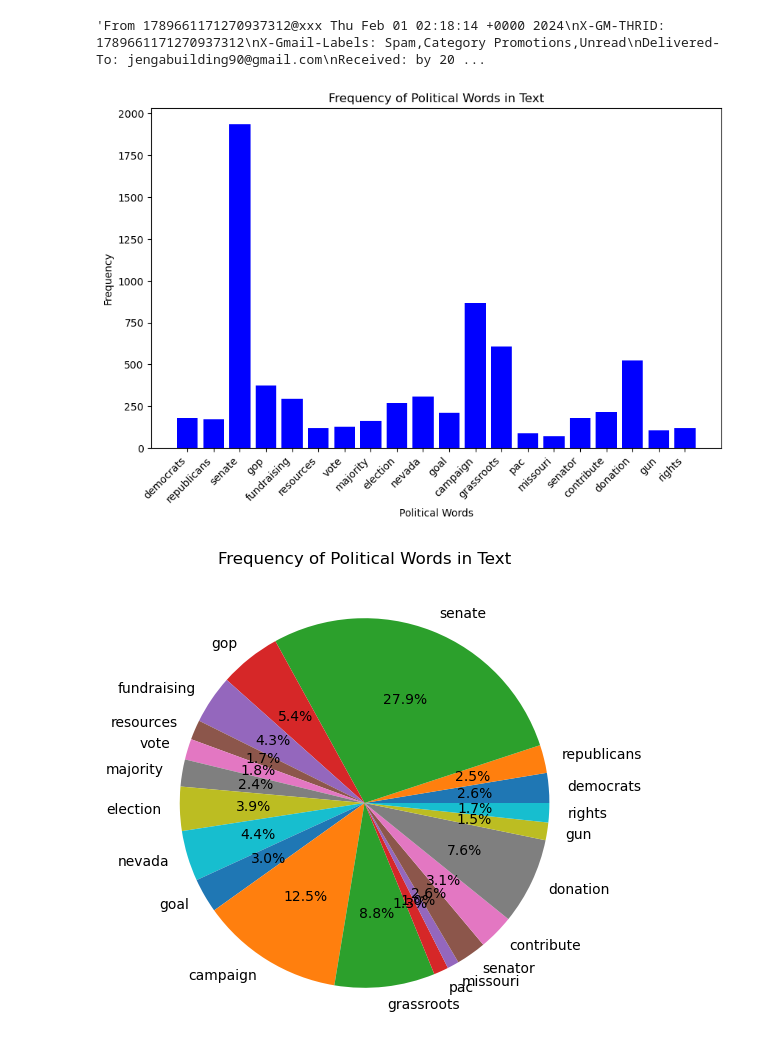
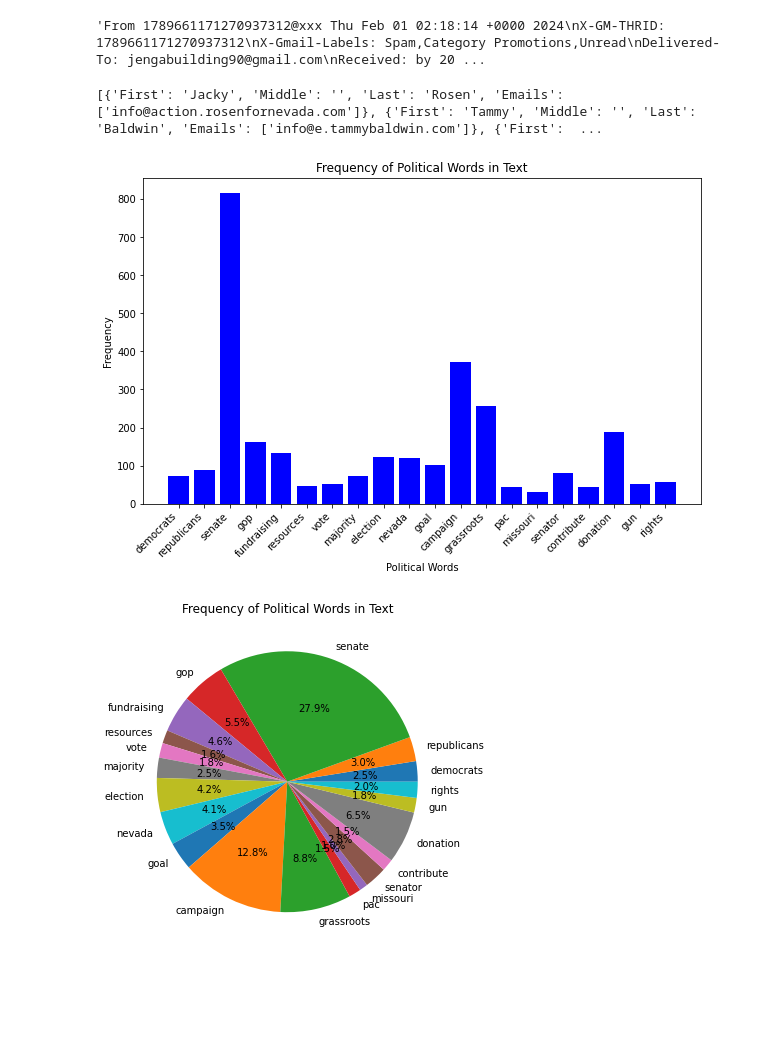
Before and after one commit to SBDKsama/Election_Narratives_Team_B, a Jupyter notebook: code/read_mbox.ipynb, the cells around one changed output. Saved outputs shown, nothing was run; the diff lists cells and outputs as text; code cells hidden in the pictures; blank space fills up the shorter version.

Commit message:
Tommzy/remove html (#2)
* remove content_html
clean content_plain

* share

* add candidates info json

* api_call

---------

Co-authored-by: SBDKsama <84918415+SBDKsama@users.noreply.github.com>

```diff
--- a/code/read_mbox.ipynb
+++ b/code/read_mbox.ipynb
@@ -57,6 +82,31 @@ emails_all = [extract_email_content_and_details(msg) for msg in list(mbox)]
 json_file_path = '../data/emails_extracted.json'
 with open(json_file_path, 'w', encoding='utf-8') as json_file:
     json.dump(emails_all, json_file, indent=4)
+# %%
+import re
+
+# helper function to extract email addresses from string
+def extract_email_addresses(str):
+    email_pattern = re.compile(r'<([a-zA-Z0-9_.+-]+@[a-zA-Z0-9-]+\.[a-zA-Z0-9-.]+)>')
+    emails = email_pattern.findall(str)
+    # if no email address was found, return the original string
+    if len(emails) == 0:
+        return str
+    return emails[0]
+
+candidates_and_emails = '../data/Candidates_Emails.json'
+with open(candidates_and_emails, 'r', encoding='utf-8') as email_book:
+    candidate_email_dict = json.load(email_book)
+
+# Create an empty dictionary
+email_content_dict = {}
+
+# Iterate through all emails
+for email in emails_all:
+    # Use email address as key and content as value
+    email_content_dict[extract_email_addresses(email['from'])] = email['content_plain']
+# %% [output]
+[{'First': 'Jacky', 'Middle': '', 'Last': 'Rosen', 'Emails': ['info@action.rosenfornevada.com']}, {'First': 'Tammy', 'Middle': '', 'Last': 'Baldwin', 'Emails': ['info@e.tammybaldwin.com']}, {'First':  ...
 # %%
 import os
 from bs4 import BeautifulSoup, Comment
@@ -76,21 +126,21 @@ for detail in emails_all:
             # remove empty lines
             detail['content_plain'] = '\n'.join([line for line in detail['content_plain'].split('\n') if line.strip() != ''])
             file.write(detail['content_plain'] + '\n\n')
-        if detail['content_html']:
-            bs = BeautifulSoup(detail['content_html'], 'html.parser')
+        # if detail['content_html']:
+        #     bs = BeautifulSoup(detail['content_html'], 'html.parser')
 
-            # Remove <script> and <style> tags and their contents
-            for script in bs(["script", "style"]):
-                script.decompose()
+        #     # Remove <script> and <style> tags and their contents
+        #     for script in bs(["script", "style"]):
+        #         script.decompose()
 
-            # Remove comments
-            for comment in bs.findAll(text=lambda text: isinstance(text, Comment)):
-                comment.extract()
+        #     # Remove comments
+        #     for comment in bs.findAll(text=lambda text: isinstance(text, Comment)):
+        #         comment.extract()
 
-            raw_text = bs.get_text()
-            # remove empty lines
-            raw_text = '\n'.join([line for line in raw_text.split('\n') if line.strip() != ''])
-            file.write(raw_text + '\n\n')
+        #     raw_text = bs.get_text()
+        #     # remove empty lines
+        #     raw_text = '\n'.join([line for line in raw_text.split('\n') if line.strip() != ''])
+        #     file.write(raw_text + '\n\n')
         file.write('=========================================') # Separate emails with a line
 # %%
 from matplotlib import pyplot as plt
@@ -99,37 +149,37 @@ political_words = ['democrats', 'republicans', 'senate', 'gop', 'fundraising', '
 
 # Load the provided text to scan for these words
 text_path = "../data/email_contents_plain.txt"
 with open(text_path, 'r', encoding='utf-8') as file:
-    text = file.read().lower()  # Convert text to lowercase to match case-insensitively
+    str = file.read().lower()  # Convert text to lowercase to match case-insensitively
 
 # Tokenize the text and count the frequency of each political word
 from collections import Counter
-word_counts = Counter(text.split())
+word_counts = Counter(str.split())
 political_word_frequencies = {word: word_counts[word] for word in political_words if word in word_counts}
 
 # Extract words and their frequencies for plotting
 words = list(political_word_frequencies.keys())
 frequencies = list(political_word_frequencies.values())
 
 plt.figure(figsize=(10, 6))
 plt.bar(words, frequencies, color='blue')
 plt.xlabel('Political Words')
 plt.ylabel('Frequency')
 plt.title('Frequency of Political Words in Text')
 plt.xticks(rotation=45, ha="right")
 # save the bar chart
 plt.savefig('../result/political_words_bar_chart.png')
 plt.show()
 # pie chart
 plt.figure(figsize=(10, 6))
 plt.pie(frequencies, labels=words, autopct='%1.1f%%')
 plt.title('Frequency of Political Words in Text')
 # save the pie chart
 plt.savefig('../result/political_words_pie_chart.png')
 plt.show()
 # %% [output]
-[figure, old version]
+[figure, new version]
-[figure, old version]
+[figure, new version]
 # %%
 political_figures = ['trump', 'biden', 'obama', 'clinton', 'pelosi', 'mcconnell', 'sanders', 'harris', 'pence', 'romney', 'bush', 'cruz', 'warren', 'soros', 'koch', 'soros', 'koch', 'putin', 'xi', 'kim', 'merkel', 'macron', 'trudeau', 'modi', 'abe', 'erdogan']
 political_figures = [figure.lower() for figure in political_figures]
```
Also changed, not shown: parts of 3 cells of this notebook, 13 other files.
